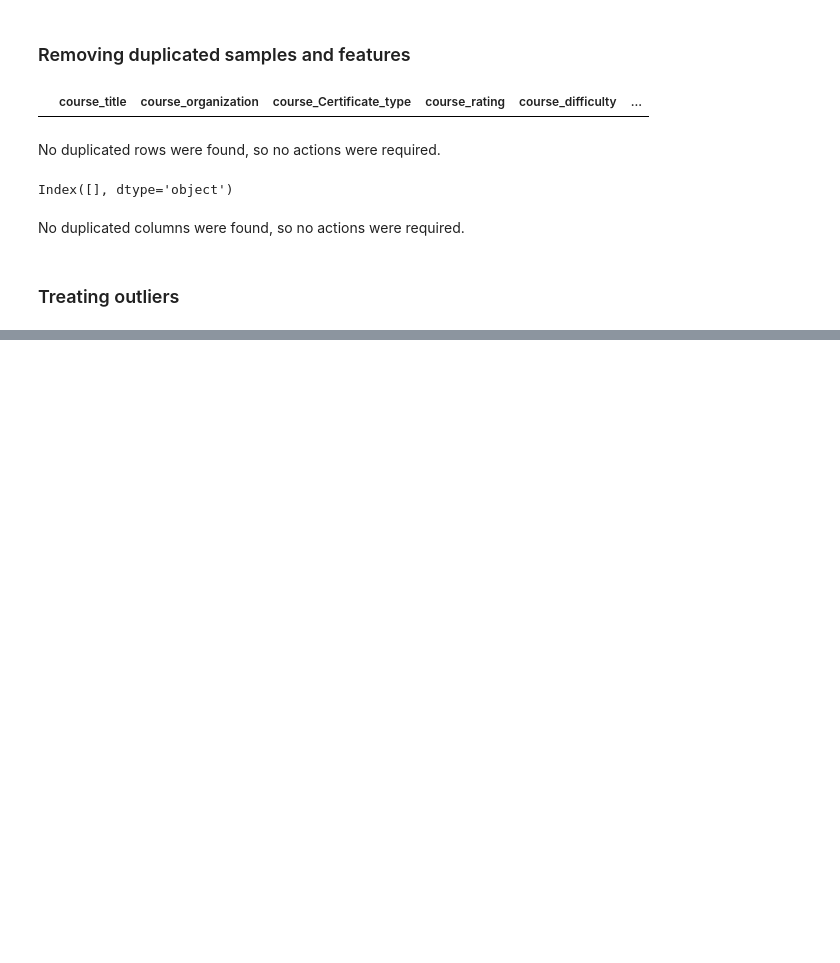
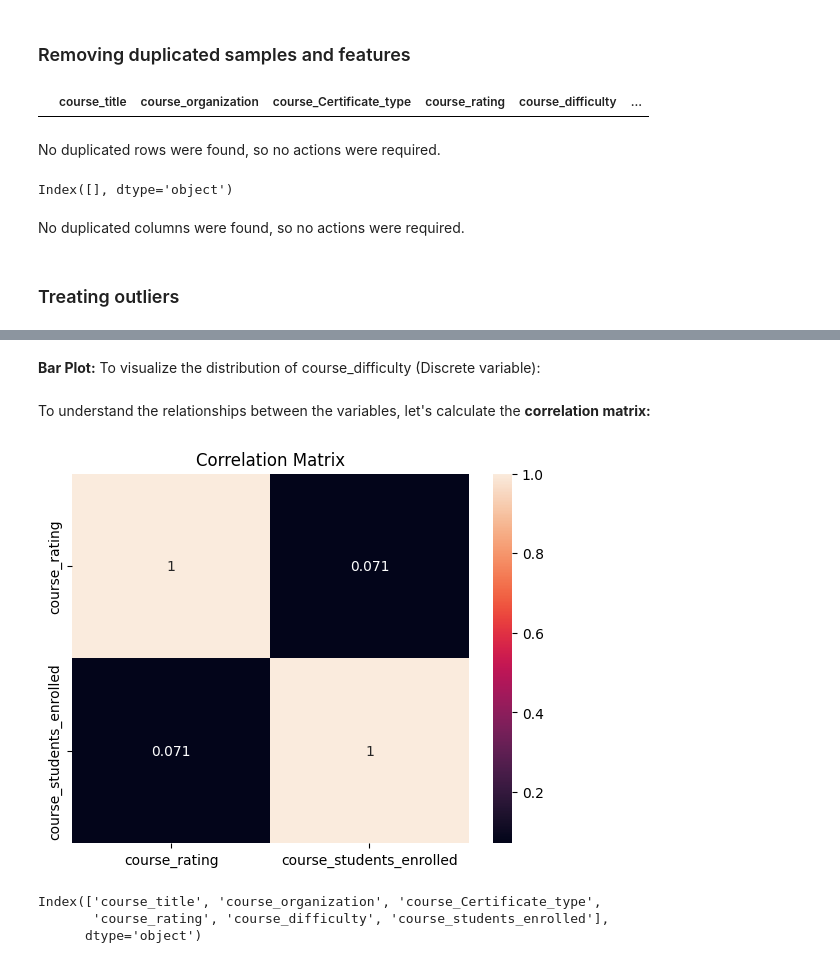
Before and after one commit to tomasp62452/1_model_4_sprint, a Jupyter notebook: visualization.ipynb, the cells around one changed output, grey strips where cells are left out. Drawn from its saved outputs; the diff is of its cells as text; code cells hidden in the pictures; blank space fills up the shorter version.

```diff
--- a/visualization.ipynb
+++ b/visualization.ipynb
@@ -186,0 +241,15 @@ operable program or batch file.
+# %% [markdown]
+**Bar Plot:** To visualize the distribution of course_difficulty (Discrete variable):
+# %% [markdown]
+To understand the relationships between the variables, let's calculate the **correlation matrix:**
+# %%
+sns.heatmap(df[numerical_features].corr(), annot=True)
+plt.title("Correlation Matrix");
+# %% [output]
+[figure, added]
+# %%
+df.columns
+# %% [output]
+Index(['course_title', 'course_organization', 'course_Certificate_type',
+       'course_rating', 'course_difficulty', 'course_students_enrolled'],
+      dtype='object')
```
Also changed, not shown: parts of 39 cells of this notebook, 3 other files.
